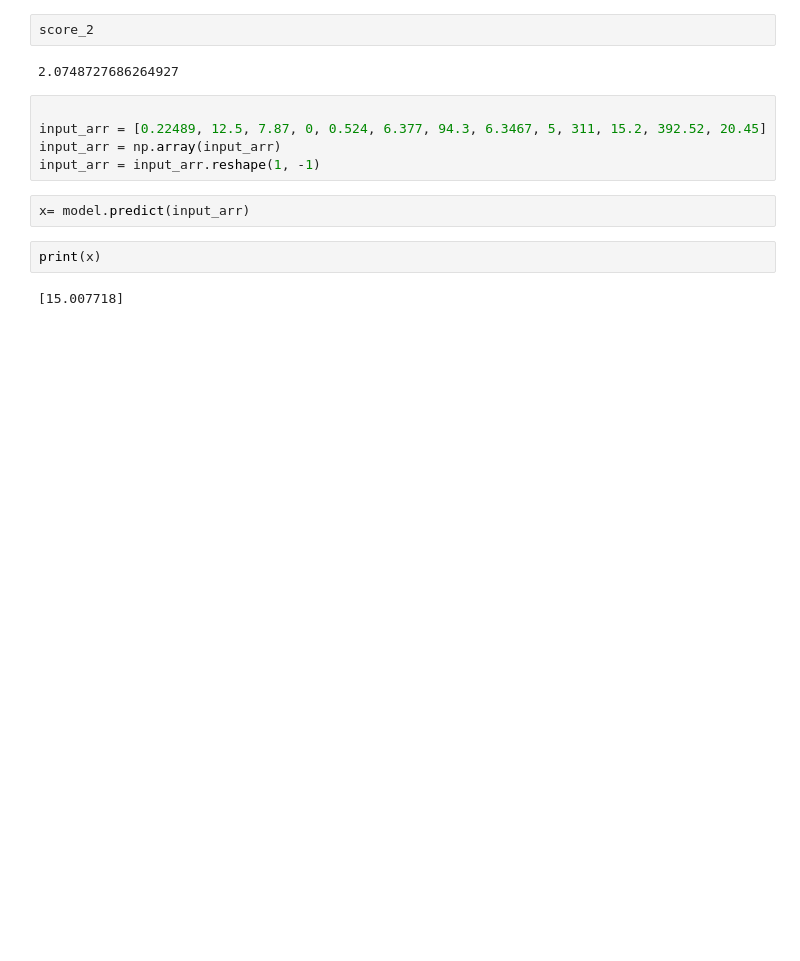
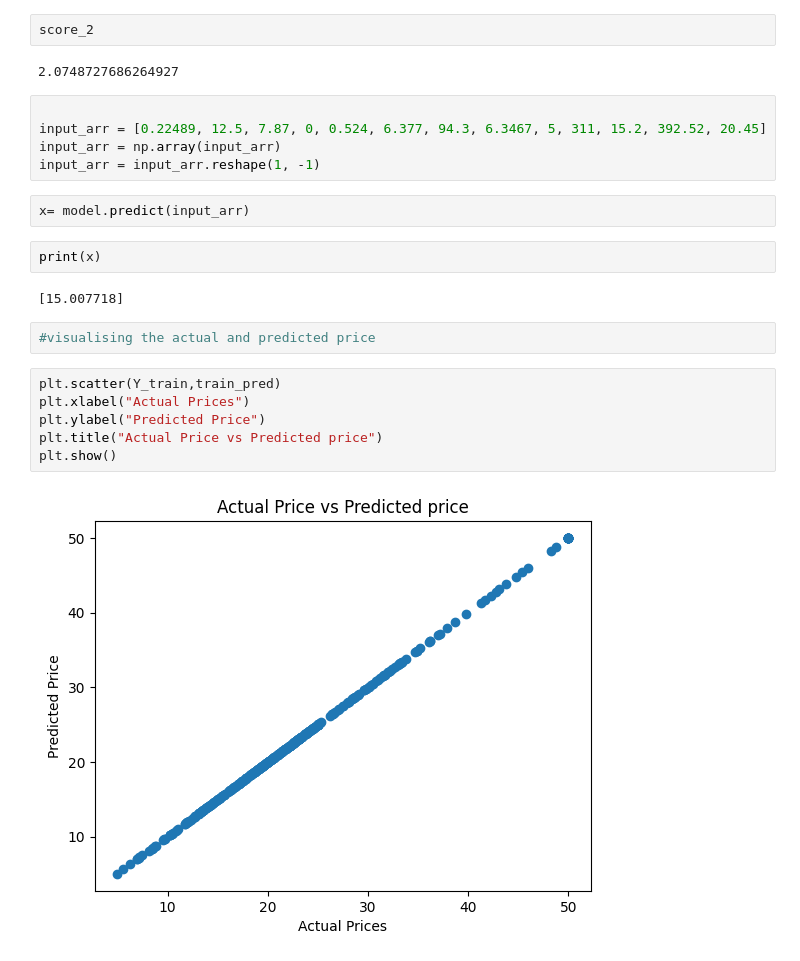
Before and after one commit to mldev2210/Machine-Learning-projects, a Jupyter notebook: HousingPrice_prediction.ipynb, the cells around one changed output. Cells and saved outputs as stored; diff of their text form; blank space fills up the shorter version.

```diff
--- a/HousingPrice_prediction.ipynb
+++ b/HousingPrice_prediction.ipynb
@@ -270,3 +270,13 @@ x= model.predict(input_arr)
 print(x)
 # %% [output]
 [15.007718]
+# %%
+#visualising the actual and predicted price
+# %%
+plt.scatter(Y_train,train_pred)
+plt.xlabel("Actual Prices")
+plt.ylabel("Predicted Price")
+plt.title("Actual Price vs Predicted price")
+plt.show()
+# %% [output]
+[figure, added]
```
Also changed, not shown: parts of 1 cell of this notebook.
